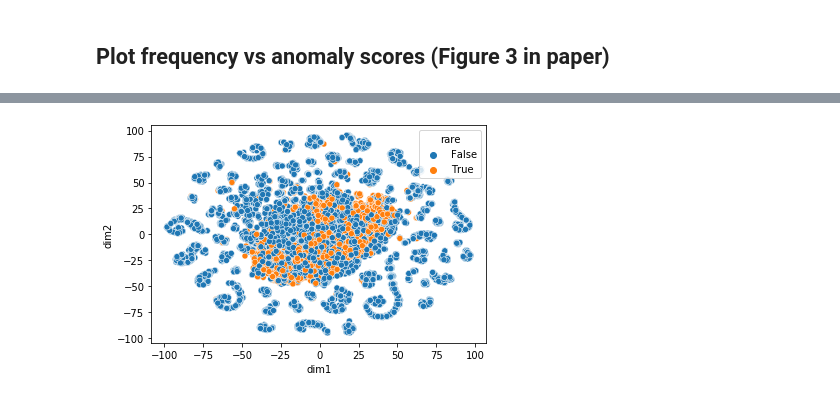
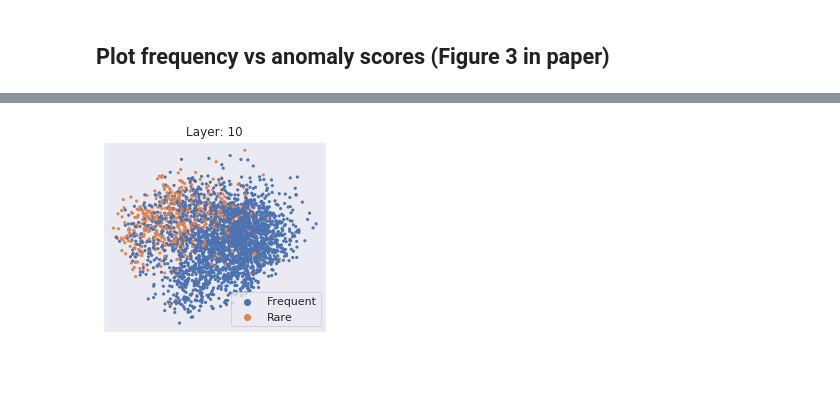
Before and after one commit to SPOClab-ca/layerwise-anomaly, a Jupyter notebook: notebooks/FreqSurprisal.ipynb, the cells around one changed output, grey strips where cells are left out. Drawn from its saved outputs; the diff is of its cells as text; code cells hidden in the pictures; blank space fills up the shorter version.

Commit message:
Format PCA plot of infrequent tokens for paper appendix

```diff
--- a/notebooks/FreqSurprisal.ipynb
+++ b/notebooks/FreqSurprisal.ipynb
@@ -72,7 +72,7 @@ enc = src.sent_encoder.SentEncoder()
 all_tokens, all_vecs = enc.contextual_token_vecs(random.sample(bnc_sentences_test, 1000))
 freq_counter = Counter(itertools.chain.from_iterable(all_tokens))
 # %%
-layer = 1
+layer = 10
 pca_model = sklearn.decomposition.PCA(n_components=50)
 pca_vecs = pca_model.fit_transform(np.vstack(all_vecs)[:, layer, :])
 # %%
@@ -84,15 +84,24 @@ combined_ix = 0
 for sent_ix, sent in enumerate(all_tokens):
   for tok_ix, token in enumerate(sent):
     logfreq = math.log(freq_counter[token])
-    dim1 = tsne_vecs[combined_ix, 0]
-    dim2 = tsne_vecs[combined_ix, 1]
+    dim1 = pca_vecs[combined_ix, 0]
+    dim2 = pca_vecs[combined_ix, 1]
     df.append({'token': token, 'logfreq': logfreq, 'dim1': dim1, 'dim2': dim2})
     combined_ix += 1
 df = pd.DataFrame(df)
 # %%
-df['rare'] = df.logfreq < df.logfreq.quantile(0.2)
+df['rare'] = np.where(df.logfreq < df.logfreq.quantile(0.2), "Rare", "Frequent")
-# %%
-sns.scatterplot(x=df.dim1, y=df.dim2, hue=df.rare)
-plt.show()
-# %% [output]
-[figure, removed]
+# %%
+sns.set(rc={'figure.figsize':(4, 3.5)})
+df_plot = df.sample(3000)
+g = sns.scatterplot(x=df_plot.dim1, y=df_plot.dim2, hue=df.rare, linewidth=0, s=10)
+g.axes.xaxis.set_visible(False)
+g.axes.yaxis.set_visible(False)
+g.legend_.set_title(None)
+plt.title(f"Layer: {layer}")
+plt.xlabel("")
+plt.ylabel("")
+plt.savefig(f"freq-l{layer}.png", dpi=120)
+plt.show()
+# %% [output]
+[figure, added]
```
Also changed, not shown: parts of 2 cells of this notebook, 2 other files.
